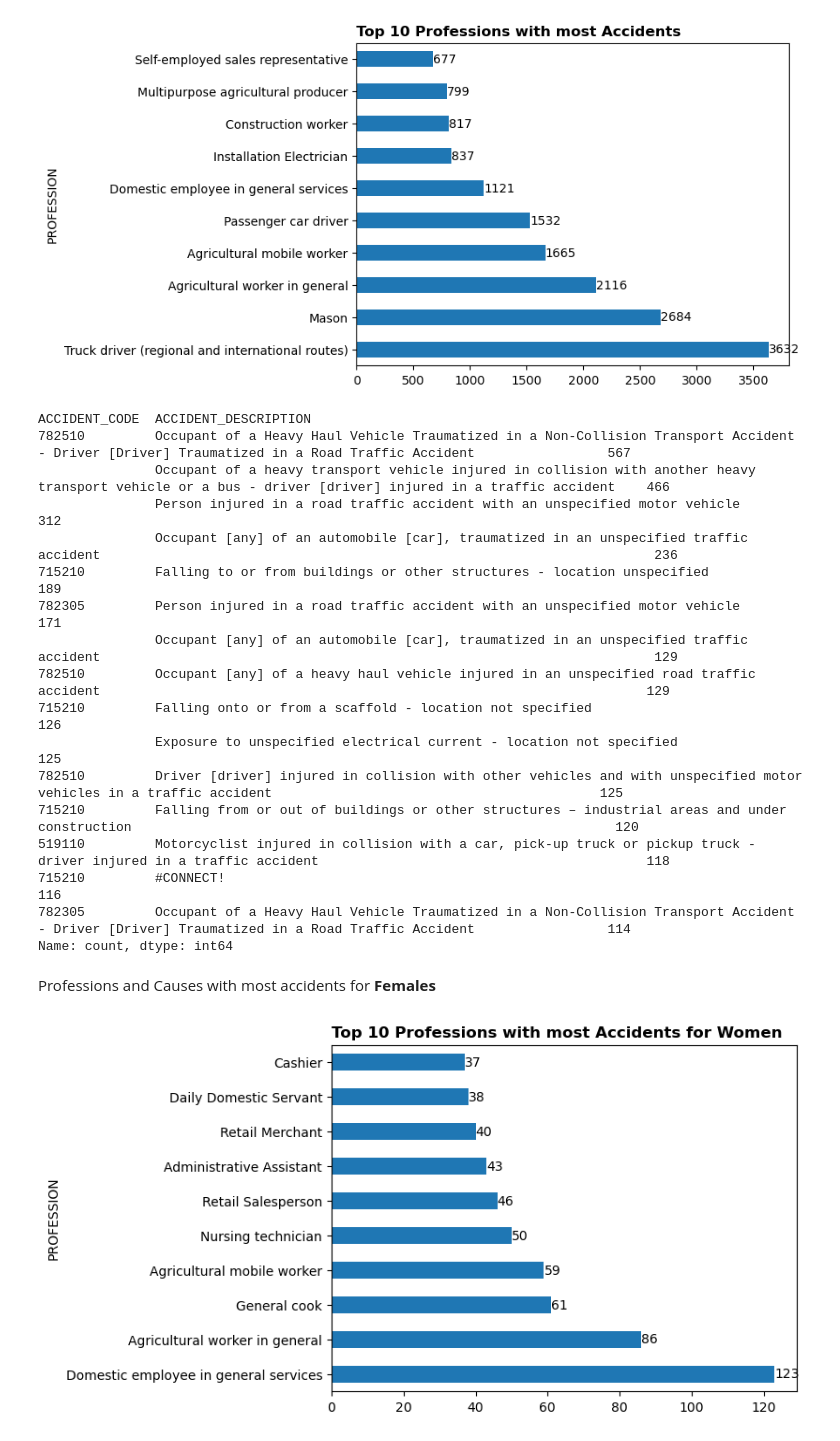
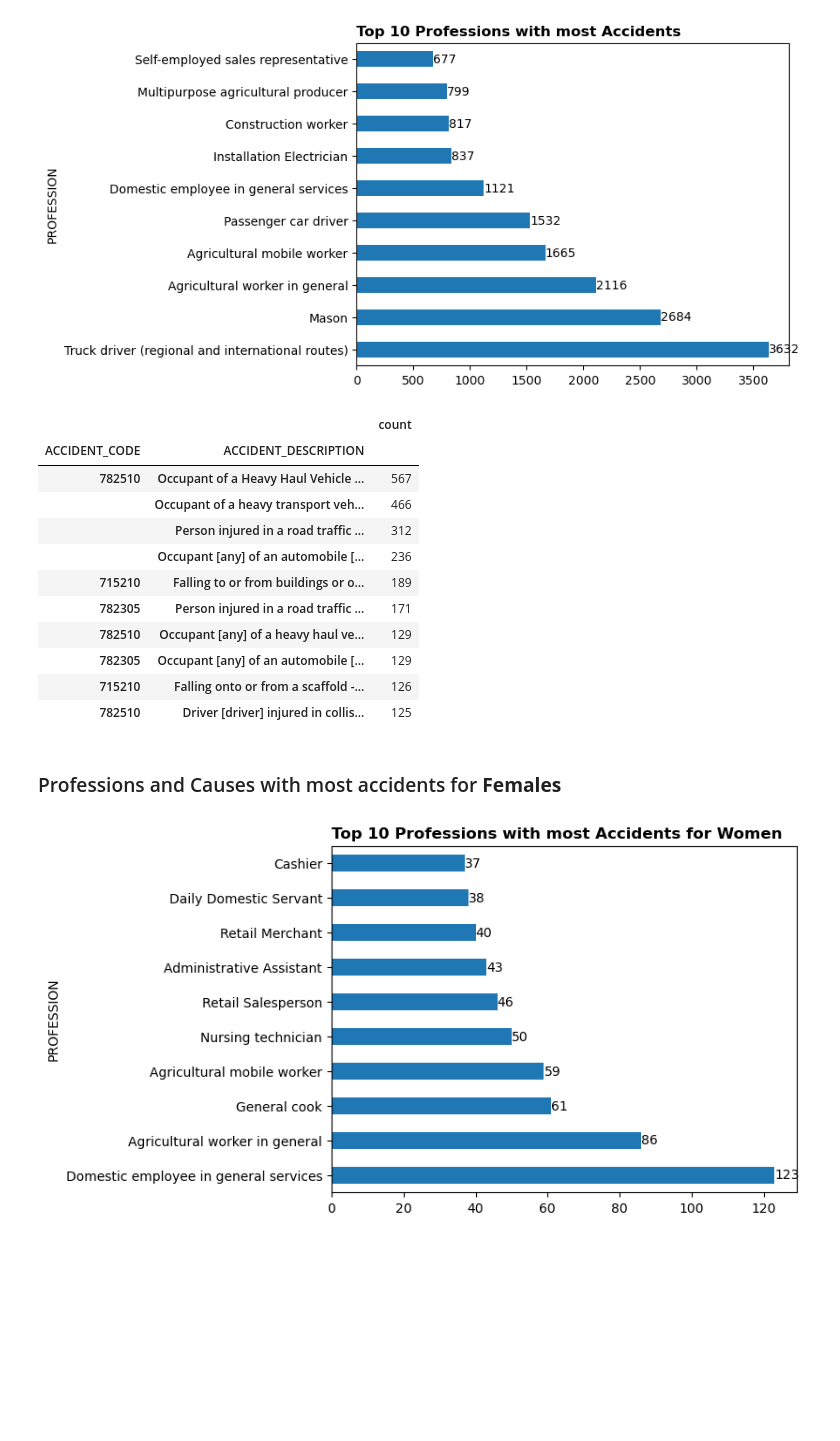
Before and after one commit to rodrigoegdata/Occupational-Accident-Mortality, a Jupyter notebook: Occupational_Accident_Mortality.ipynb, the cells around one changed output. Cells and saved outputs as stored; diff of their text form; code cells hidden in the pictures; blank space fills up the shorter version.

Commit message:
updating tables

```diff
--- a/Occupational_Accident_Mortality.ipynb
+++ b/Occupational_Accident_Mortality.ipynb
@@ -287,27 +307,23 @@ plt.show()
 # %%
 accident_code = work_accident.groupby(['ACCIDENT_CODE', 'ACCIDENT_DESCRIPTION'], observed=True)['WORKACCIDENT'].agg(['count'])
 accident_code['count'] = accident_code['count'].apply(lambda x: int(x))
-accident_code['count'].nlargest(15)
+accident_code = accident_code.sort_values(by='count', ascending=False)
+accident_code.head(10)
 # %% [output]
-ACCIDENT_CODE  ACCIDENT_DESCRIPTION
-782510         Occupant of a Heavy Haul Vehicle Traumatized in a Non-Collision Transport Accident - Driver [Driver] Traumatized in a Road Traffic Accident                 567
-               Occupant of a heavy transport vehicle injured in collision with another heavy transport vehicle or a bus - driver [driver] injured in a traffic accident    466
-               Person injured in a road traffic accident with an unspecified motor vehicle                                                                                 312
-               Occupant [any] of an automobile [car], traumatized in an unspecified traffic accident                                                                       236
-715210         Falling to or from buildings or other structures - location unspecified                                                                                     189
-782305         Person injured in a road traffic accident with an unspecified motor vehicle                                                                                 171
-               Occupant [any] of an automobile [car], traumatized in an unspecified traffic accident                                                                       129
-782510         Occupant [any] of a heavy haul vehicle injured in an unspecified road traffic accident                                                                      129
-715210         Falling onto or from a scaffold - location not specified                                                                                                    126
-               Exposure to unspecified electrical current - location not specified                                                                                         125
-782510         Driver [driver] injured in collision with other vehicles and with unspecified motor vehicles in a traffic accident                                          125
-715210         Falling from or out of buildings or other structures – industrial areas and under construction                                                              120
-519110         Motorcyclist injured in collision with a car, pick-up truck or pickup truck - driver injured in a traffic accident                                          118
-715210         #CONNECT!                                                                                                                                                   116
-782305         Occupant of a Heavy Haul Vehicle Traumatized in a Non-Collision Transport Accident - Driver [Driver] Traumatized in a Road Traffic Accident                 114
-Name: count, dtype: int64
+|  |  | count |
+| ACCIDENT_CODE | ACCIDENT_DESCRIPTION |  |
+| 782510 | Occupant of a Heavy Haul Vehicle ... | 567 |
+|  | Occupant of a heavy transport veh... | 466 |
+|  | Person injured in a road traffic ... | 312 |
+|  | Occupant [any] of an automobile [... | 236 |
+| 715210 | Falling to or from buildings or o... | 189 |
+| 782305 | Person injured in a road traffic ... | 171 |
+| 782510 | Occupant [any] of a heavy haul ve... | 129 |
+| 782305 | Occupant [any] of an automobile [... | 129 |
+| 715210 | Falling onto or from a scaffold -... | 126 |
+| 782510 | Driver [driver] injured in collis... | 125 |
 # %% [markdown]
-Professions and Causes with most accidents for **Females**
+### Professions and Causes with most accidents for **Females**
 # %%
 accidents_women = work_accident.query('SEX == "Female"').groupby(['PROFESSION'])['WORKACCIDENT'].agg('count').nlargest(10)
 ax = accidents_women.plot(kind='barh')
```
Also changed, not shown: parts of 18 cells of this notebook.
